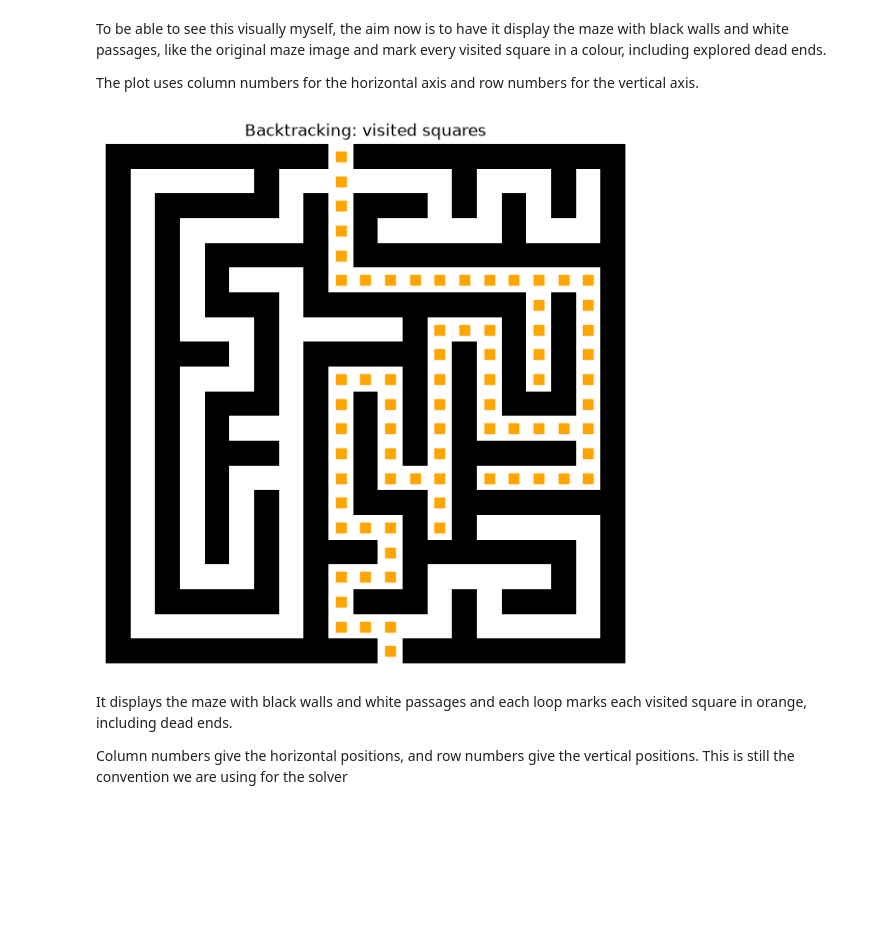
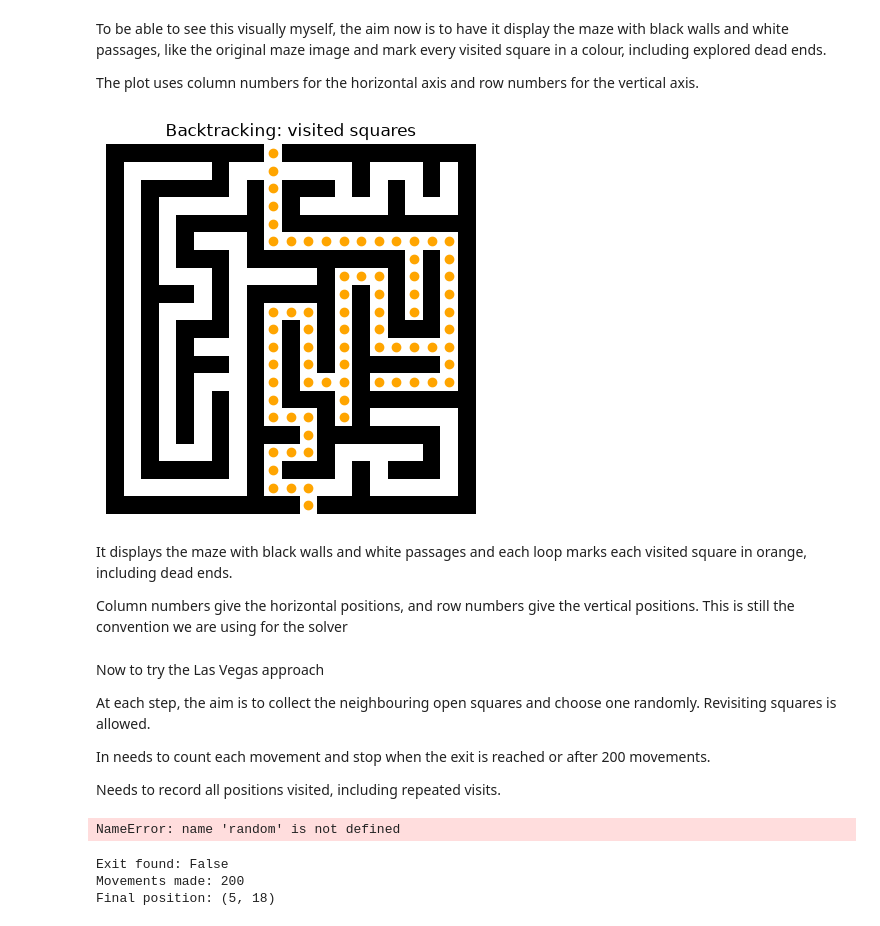
Before and after one commit to janadatatech/dsa2-coursework, a Jupyter notebook: Q1_maze.ipynb, the cells around one changed output. Cells and saved outputs as stored; diff of their text form; code cells hidden in the pictures; blank space fills up the shorter version.

Commit message:
Add Las Vegas solver and display an attempt

```diff
--- a/Q1_maze.ipynb
+++ b/Q1_maze.ipynb
@@ -370,18 +370,25 @@ To be able to see this visually myself, the aim now is to have it display the ma
 
 The plot uses column numbers for the horizontal axis and row numbers for the vertical axis.
 # %%
-plt.figure(figsize=(7, 7))
 plt.imshow(maze, cmap="gray_r", vmin=0, vmax=1)
 
 for row, column in visited:
-    plt.scatter(column, row, color="orange", marker="s", s=45)
+    plt.scatter(column, row, color="orange")
 
 plt.title("Backtracking: visited squares")
 plt.axis("off")
 plt.show()
 # %% [output]
-[figure, old version]
+[figure, new version]
 # %% [markdown]
 It displays the maze with black walls and white passages and each loop marks each visited square in orange, including dead ends.
 
 Column numbers give the horizontal positions, and row numbers give the vertical positions. This is still the convention we are using for the solver
+# %% [markdown]
+Now to try the Las Vegas approach
+
+At each step, the aim is to collect the neighbouring open squares and choose one randomly. Revisiting squares is allowed.
+
+In needs to count each movement and stop when the exit is reached or after 200 movements.
+
+Needs to record all positions visited, including repeated visits.
@@ -387,0 +420,10 @@ Column numbers give the horizontal positions, and row numbers give the vertical
+# %%
+lv_success, lv_visited, lv_steps = solve_las_vegas(
+    maze, entrance, exit_position
+)
+
+print("Exit found:", lv_success)
+print("Movements made:", lv_steps)
+print("Final position:", lv_visited[-1])
+# %% [output]
+NameError: name 'random' is not defined
@@ -387,0 +457,12 @@ Column numbers give the horizontal positions, and row numbers give the vertical
+# %%
+lv_success, lv_visited, lv_steps = solve_las_vegas(
+    maze, entrance, exit_position
+)
+
+print("Exit found:", lv_success)
+print("Movements made:", lv_steps)
+print("Final position:", lv_visited[-1])
+# %% [output]
+Exit found: False
+Movements made: 200
+Final position: (5, 18)
```
Also changed, not shown: parts of 5 cells of this notebook.
